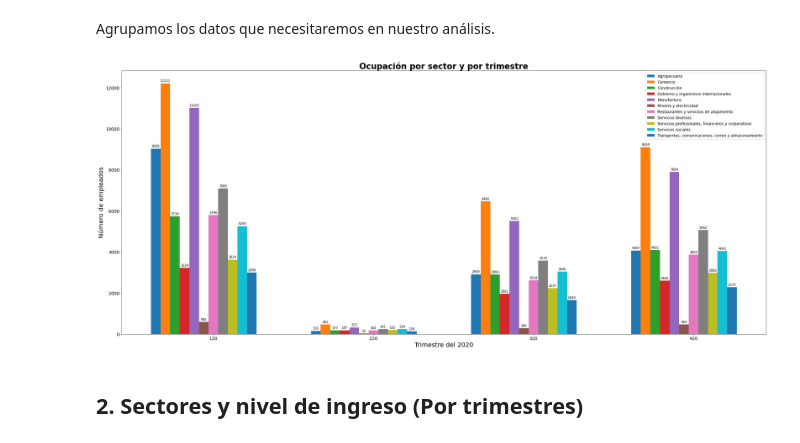
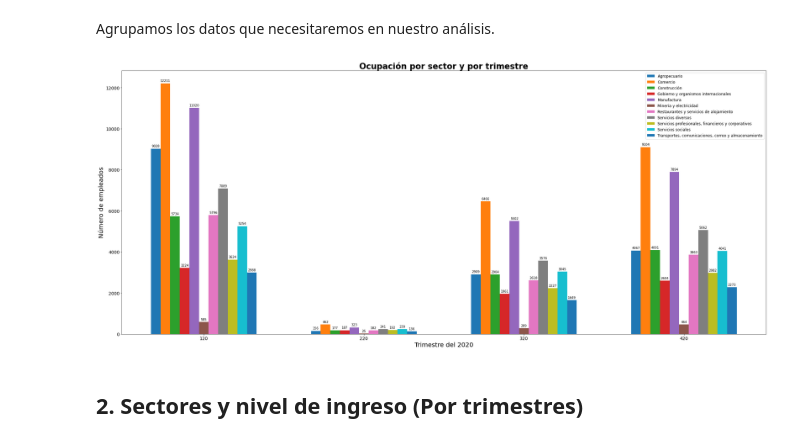
Before and after one commit to Walt9819/factores-impacto-desempleo-mexico, a Jupyter notebook: Python/FactoresDeImpactoEnDesempleoMX.ipynb, the cells around one changed output. Saved outputs shown, nothing was run; the diff lists cells and outputs as text; code cells hidden in the pictures.

```diff
--- a/Python/FactoresDeImpactoEnDesempleoMX.ipynb
+++ b/Python/FactoresDeImpactoEnDesempleoMX.ipynb
@@ -416,35 +416,35 @@ def autolabel(rects):
     """Attach a text label above each bar in *rects*, displaying its height."""
     for rect in rects:
         height = rect.get_height()
         ax.annotate('{}'.format(height),
                     xy=(rect.get_x() + rect.get_width() / 2, height),
                     xytext=(0, 3),  # 3 points vertical offset
                     textcoords="offset points",
                     ha='center', va='bottom')
 
 for i in range(l):
-  pos = -(l+1)/2 + i
+  pos = -(l+1)/2 + i+1
   rect = ax.bar(x + pos*width,data1[data1['sector_label'] == sectores[i]].cantidad,width)
   autolabel(rect)
 
 ax.set_xticks(x)
 ax.set_xticklabels(periodos)
 
 ax.set_title('Ocupación por sector y por trimestre')
 ax.title.set_fontsize(26)
 ax.title.set_fontweight('bold')
 ax.set_xlabel('Trimestre del 2020')
 ax.xaxis.label.set_fontsize(20)
 ax.set_ylabel('Número de empleados')
 ax.yaxis.label.set_fontsize(20)
 
 ax.legend(labels = sectores,fontsize = 12,loc = 1)
 
 ax.tick_params(axis='both', which='major', labelsize=14)
 
 fig.tight_layout()
 # %% [output]
-[figure, old version]
+[figure, new version]
 # %% [markdown]
 ## **2. Sectores y nivel de ingreso (Por trimestres)**
 # %%
```
Also changed, not shown: parts of 2 cells of this notebook.
